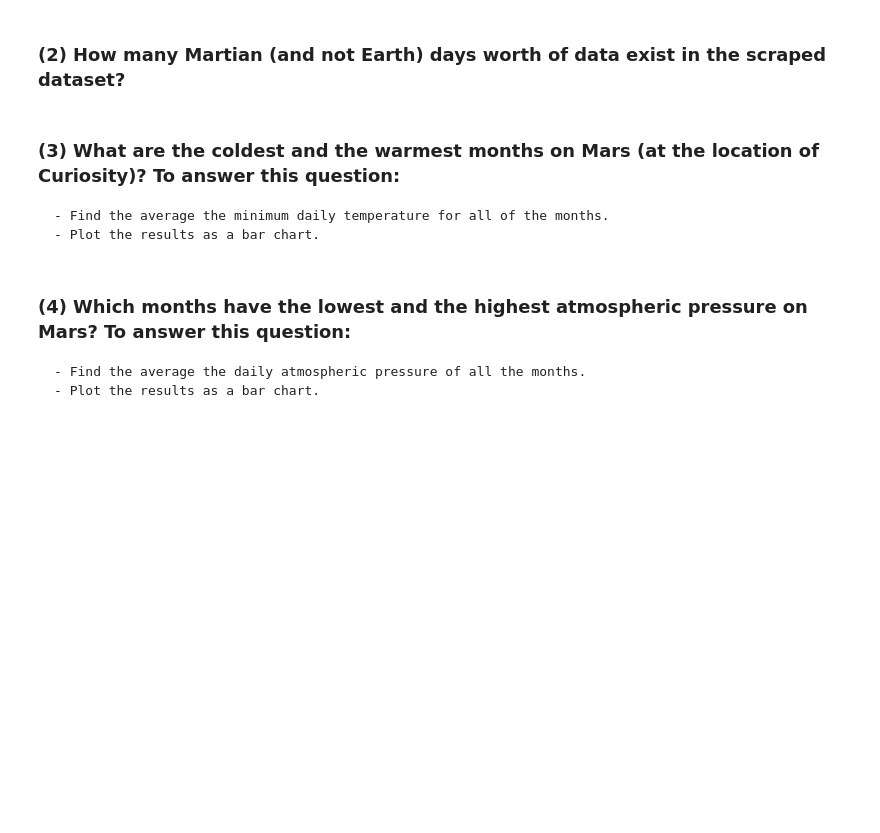
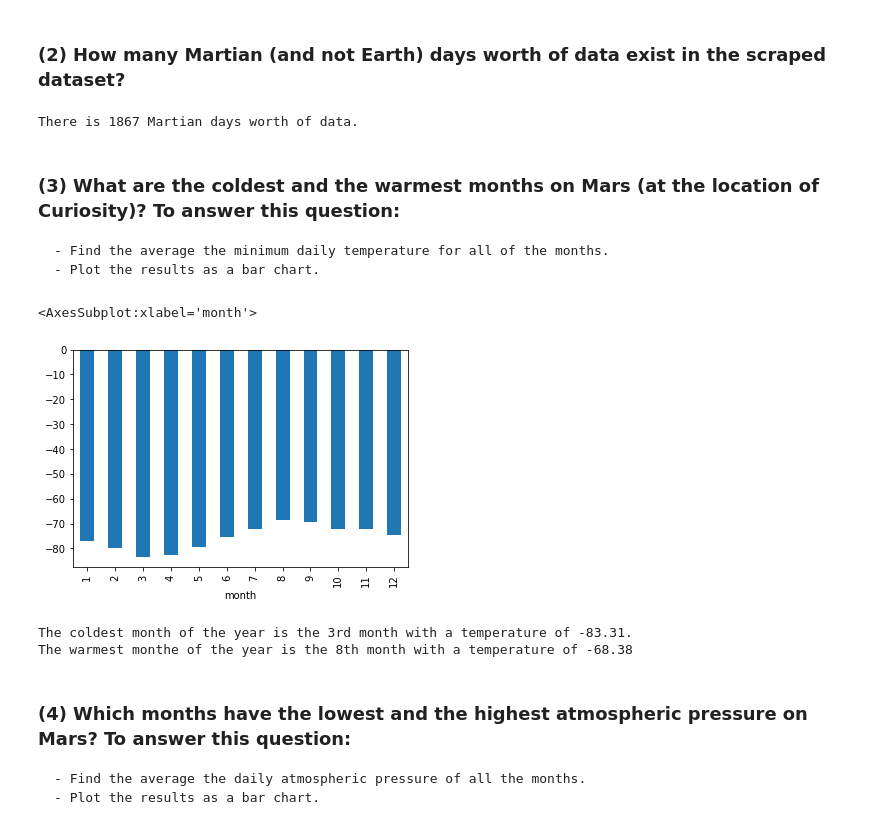
Before and after one commit to JenniferM-BShulyak/data_collection-challenge, a Jupyter notebook: mars_news/part_2_mars_news.ipynb, the cells around one changed output. Drawn from its saved outputs; the diff is of its cells as text; code cells hidden in the pictures; blank space fills up the shorter version.

```diff
--- a/mars_news/part_2_mars_news.ipynb
+++ b/mars_news/part_2_mars_news.ipynb
@@ -132,6 +151,15 @@ dtype: object
 # %% [markdown]
 ### (2) How many Martian (and not Earth) days worth of data exist in the scraped dataset?
+# %%
+num_mdays = len(df_ready["sol"].unique())
+print(f"There is {num_mdays} Martian days worth of data.")
+# %% [output]
+There is 1867 Martian days worth of data.
 # %% [markdown]
 ### (3) What are the coldest and the warmest months on Mars (at the location of Curiosity)? To answer this question:
     - Find the average the minimum daily temperature for all of the months.
     - Plot the results as a bar chart.
+# %%
+# Find the average minimum daily temperature for all the months
+# Create a group by objects using the month and then find the mean
+avg_month_temps = df_ready.groupby(df_ready["month"])["min_temp"].mean()
@@ -138,3 +169,13 @@ dtype: object
+# %%
+avg_month_temps.plot(kind="bar")
+# %% [output]
+<AxesSubplot:xlabel='month'>
+[figure, added]
+# %%
+print(f"The coldest month of the year is the 3rd month with a temperature of {min_temp}.\nThe warmest monthe of the year is the 8th month with a temperature of {max_temp}")
+# %% [output]
+The coldest month of the year is the 3rd month with a temperature of -83.31.
+The warmest monthe of the year is the 8th month with a temperature of -68.38
 # %% [markdown]
 ### (4) Which months have the lowest and the highest atmospheric pressure on Mars? To answer this question:
     - Find the average the daily atmospheric pressure of all the months.
```
Also changed, not shown: parts of 4 cells of this notebook.
